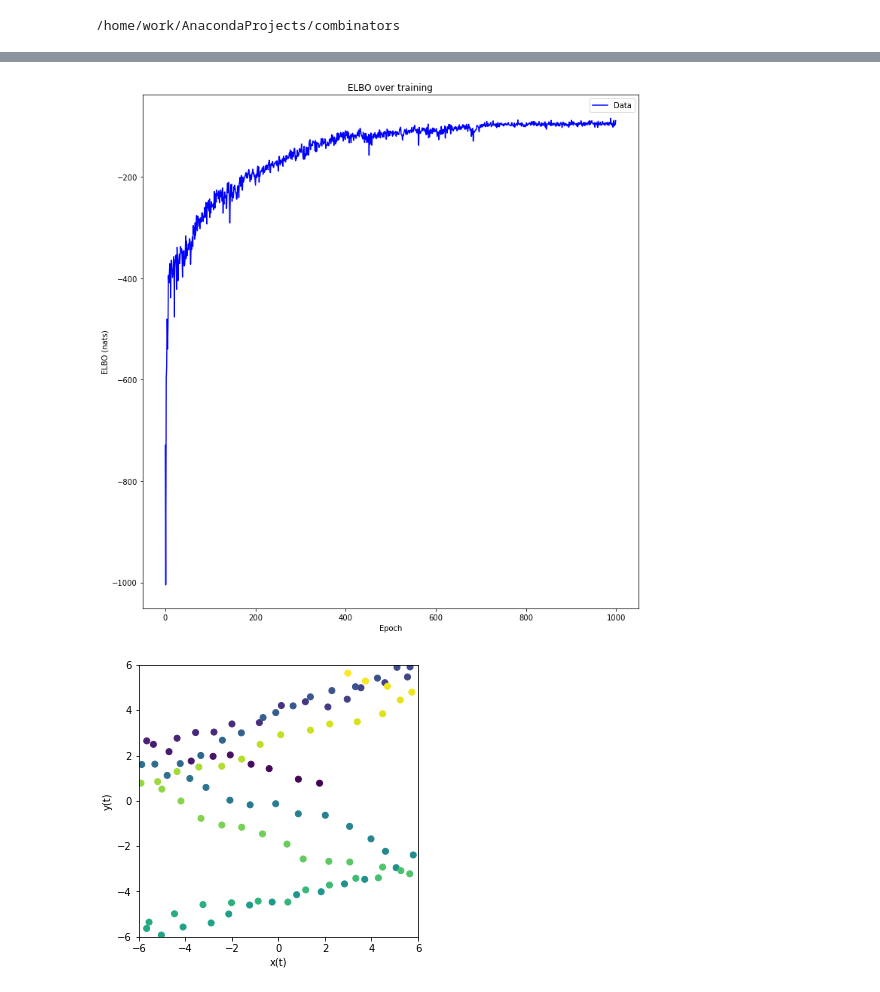
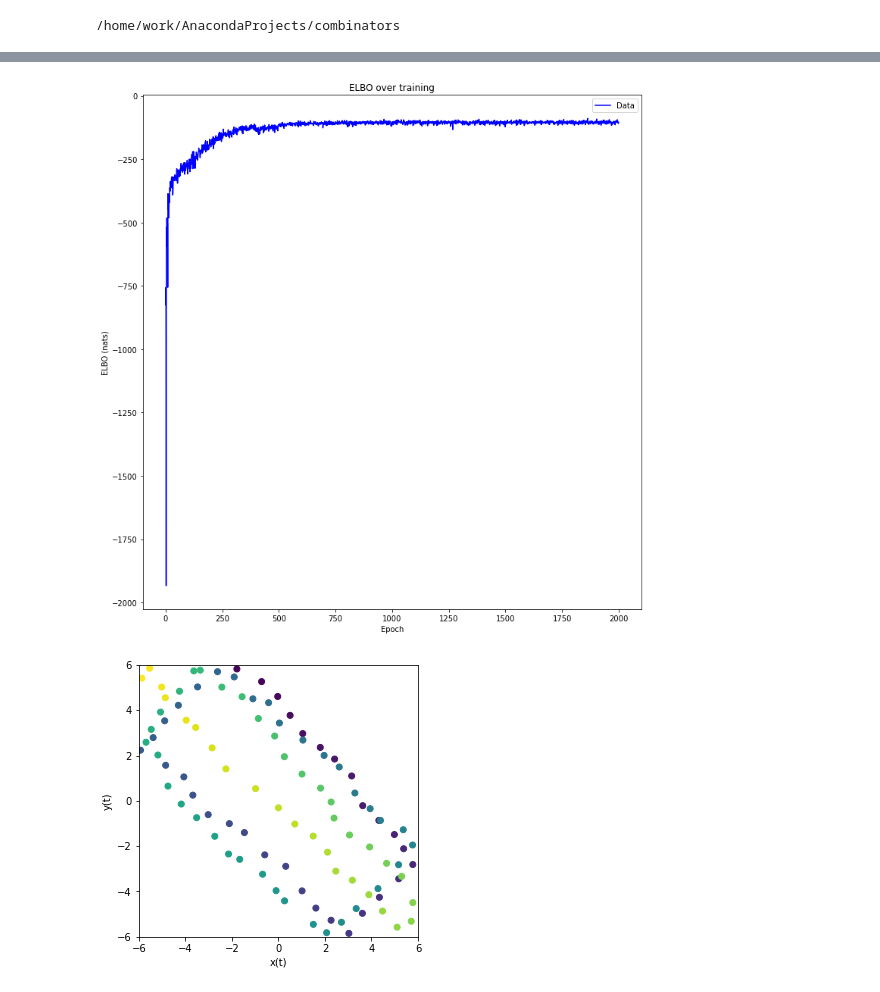
Before and after one commit to esennesh/combinators, a Jupyter notebook: examples/dynamical_ball/dynamical_ball.ipynb, the cells around one changed output, grey strips where cells are left out. Drawn from its saved outputs; the diff is of its cells as text; code cells hidden in the pictures.

```diff
--- a/examples/dynamical_ball/dynamical_ball.ipynb
+++ b/examples/dynamical_ball/dynamical_ball.ipynb
@@ -160,13 +160,13 @@ for s in range(num_series):
 
     diagram = training_model()
     diagram = conditioning.SequentialConditioner(step_state=data_dicts)(diagram)
-    elbos = variational.infer(diagram, 1000, use_cuda=True, lr=1e-2, patience=100)
+    elbos = variational.infer(diagram, 2000, use_cuda=True, lr=1e-2, patience=100)
 
     utils.plot_evidence_bounds(elbos.detach().numpy(), True)
 
-    graph = sampler.compile(diagram)
+    graph = sampler.compile(diagram >> signal.Cap(diagram.cod))
     sampler.filter(graph)
-    sampler.smooth(graph, *signal.Signal.id(len(graph.cod)).split())
+    sampler.smooth(graph)
     p, log_weight = sampler.trace(graph)
     inferred_trajectory = accumulate_trajectory(p)
 
@@ -203,2 +203,2 @@ for s in range(num_series):
-[figure, old version]
+[figure, new version]
-[figure, old version]
+[figure, new version]
```
Also changed, not shown: parts of 3 cells of this notebook.
